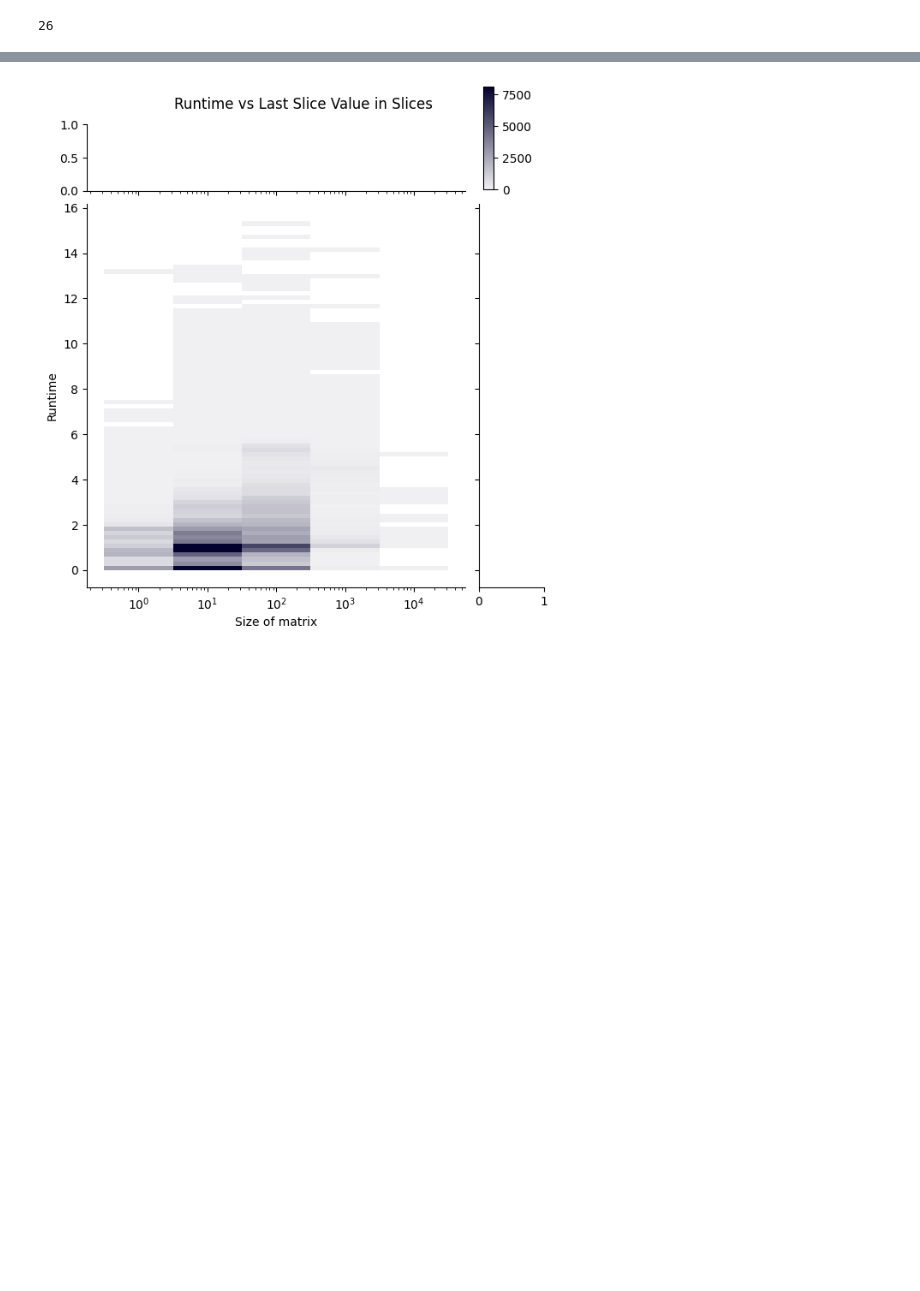
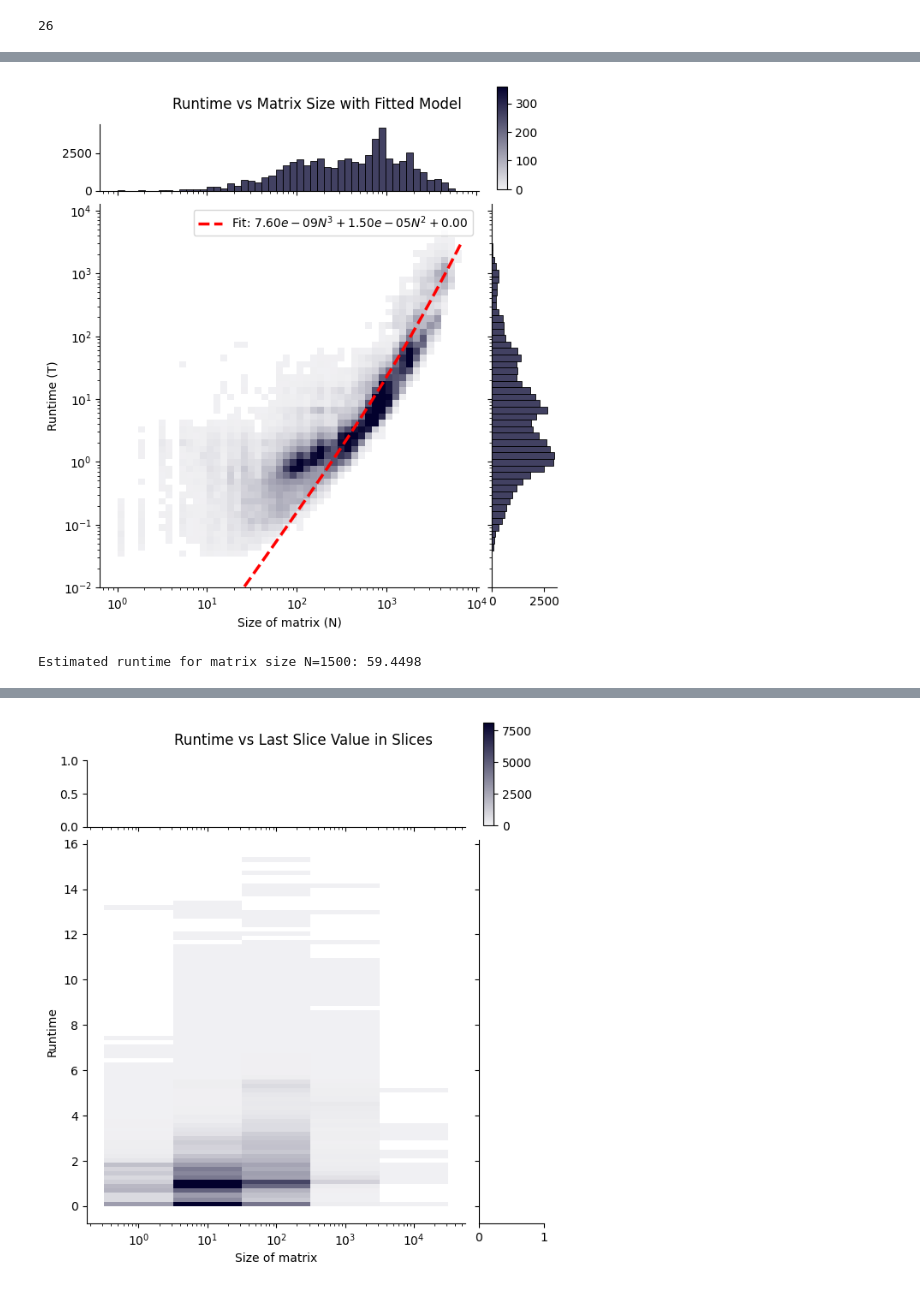
Before and after one commit to MoustHolmes/METAL-AI, a Jupyter notebook: notebooks/graph_plots.ipynb, the cells around one changed output, grey strips where cells are left out. Saved outputs shown, nothing was run; the diff lists cells and outputs as text; code cells hidden in the pictures; blank space fills up the shorter version.

```diff
--- a/notebooks/graph_plots.ipynb
+++ b/notebooks/graph_plots.ipynb
@@ -385,0 +465,64 @@ plt.show()
+# %%
+# --- Regenerate your JointGrid plot (copy relevant parts of your code) ---
+n_bins = 50
+g = sns.JointGrid(x=x_data, y=y_data, marginal_ticks=True)
+cax = g.figure.add_axes([.85, .84, .02, .2])
+g.plot_joint(
+    sns.histplot, discrete=(False, False), bins=n_bins, cmap="light:#03012d",
+    pmax=.8, cbar=True, cbar_ax=cax, log_scale=(True, True) # Keep log scale
+)
+g.plot_marginals(sns.histplot, element="bars", color="#03012d", bins=n_bins, discrete=False, log_scale=False)
+plt.suptitle(f'Runtime vs Matrix Size with Fitted Model', y=1.02)
+g.ax_joint.set_xlabel('Size of matrix (N)')
+g.ax_joint.set_ylabel('Runtime (T)')
+# --- End of plot regeneration ---
+
+
+# --- Add the fitted curve to the plot ---
+if fit_successful:
+    # Generate x values for plotting the smooth curve
+    # Use logspace for even spacing on the log x-axis
+    x_min_plot = x_data.min()
+    x_max_plot = x_data.max()
+    # Ensure min is not zero or negative for logspace
+    if x_min_plot <= 0:
+        x_min_plot = np.min(x_data[x_data > 0]) # Find smallest positive value
+
+    x_curve = np.logspace(np.log10(x_min_plot), np.log10(x_max_plot), 200)
+
+    # Calculate the corresponding y values using the fitted model
+    y_curve = runtime_model(x_curve, a_fit, b_fit, c_fit)
+
+    # Plot the fitted curve on the joint axis (g.ax_joint)
+    g.ax_joint.plot(x_curve, y_curve, color='red', linestyle='--', linewidth=2.5,
+                    label=f'Fit: ${a_fit:.2e}N^3 + {b_fit:.2e}N^2 + {c_fit:.2f}$')
+
+    # Ensure the y-axis minimum is appropriate for the curve
+    y_min_plot = y_data.min()
+    if y_min_plot <= 0:
+         y_min_plot = np.min(y_data[y_data > 0])
+
+    # Adjust y-limits if the curve goes below the data points due to log scale
+    current_ylim = g.ax_joint.get_ylim()
+    new_ymin = min(current_ylim[0], np.min(y_curve[y_curve > 0])) if np.any(y_curve > 0) else current_ylim[0]
+    g.ax_joint.set_ylim(bottom=max(new_ymin * 0.8, 1e-2)) # Add some padding, avoid zero/negative
+
+    g.ax_joint.legend()
+
+
+# Keep the axes scales logarithmic as in your original plot
+g.ax_joint.set_xscale('log')
+g.ax_joint.set_yscale('log')
+
+plt.show()
+# --- End of plotting ---
+
+
+# --- Estimate runtime for a new matrix size ---
+if fit_successful:
+    new_matrix_size = 1500 # Example size
+    estimated_runtime = runtime_model(new_matrix_size, a_fit, b_fit, c_fit)
+    print(f"\nEstimated runtime for matrix size N={new_matrix_size}: {estimated_runtime:.4f}")
+# %% [output]
+[figure, added]
+Estimated runtime for matrix size N=1500: 59.4498
```
Also changed, not shown: parts of 4 cells of this notebook, 38 other files.
